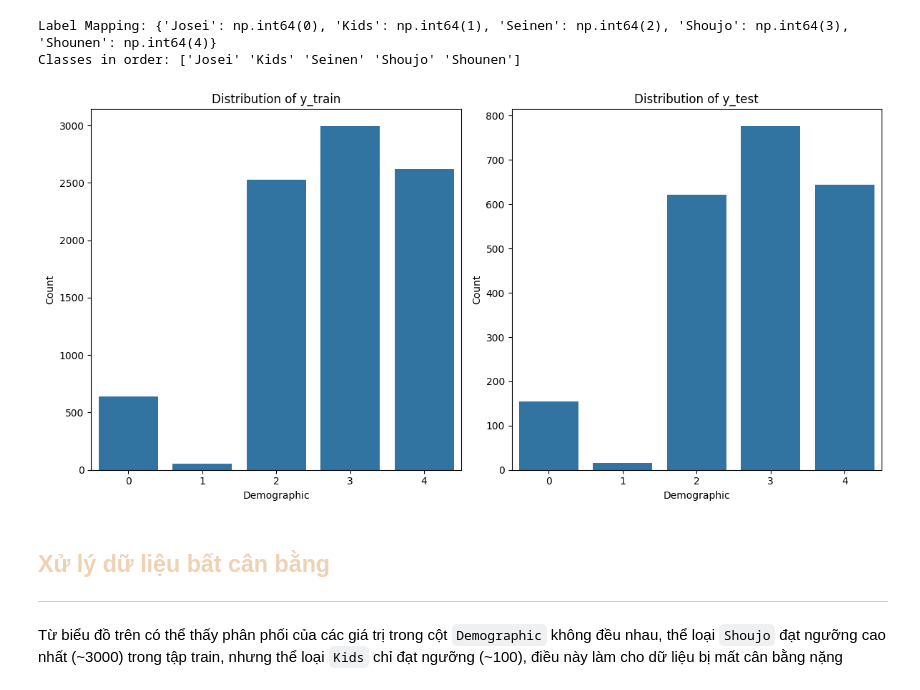
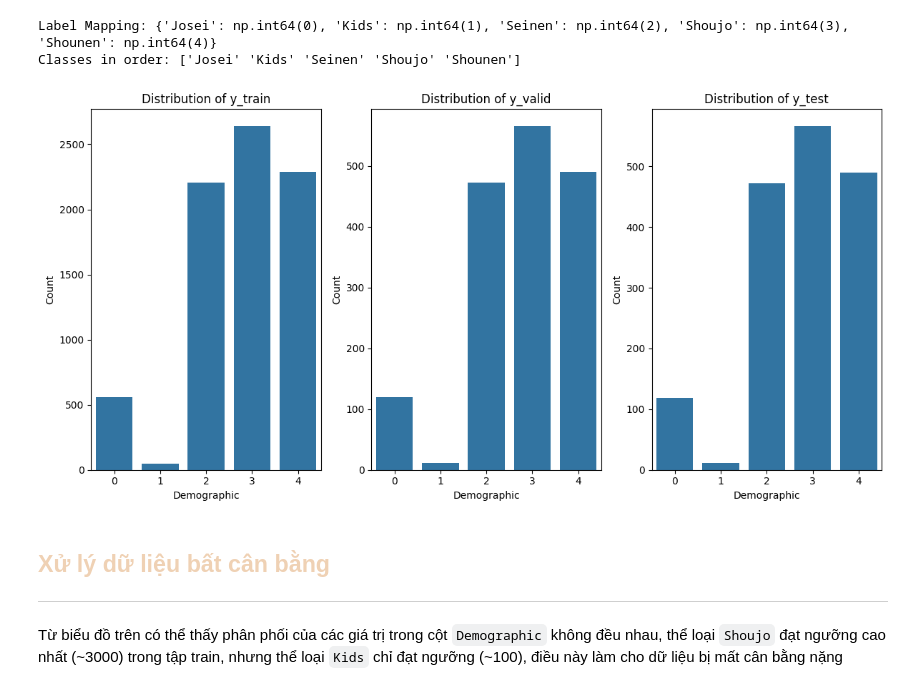
Before and after one commit to hahuy2004/FinalProject_IntroductionDS, a Jupyter notebook: Modeling_Systems/manga_demographic_classification_system.ipynb, the cells around one changed output. Cells and saved outputs as stored; diff of their text form; code cells hidden in the pictures.

Commit message:
update for manga demographic classification system

```diff
--- a/Modeling_Systems/manga_demographic_classification_system.ipynb
+++ b/Modeling_Systems/manga_demographic_classification_system.ipynb
@@ -214,2 +204,7 @@ X
 # %%
 X.drop(columns=['Genres'], inplace=True)
+# %%
+type_scaler = OneHotEncoder()
+scaled_type = type_scaler.fit_transform(X[['Types']]).toarray()
+scaled_type_df = pd.DataFrame(scaled_type, columns=type_scaler.get_feature_names_out(['Types']))
+scaled_type_df
@@ -215,0 +225,6 @@ X.drop(columns=['Genres'], inplace=True)
+# %%
+scaled_type_df.index = X.index
+
+X = pd.concat([X, scaled_type_df], axis=1)
+X.drop(columns=['Types'], inplace=True)
+X
@@ -216,7 +245,7 @@ X.drop(columns=['Genres'], inplace=True)
 # %% [markdown]
 Chuẩn hóa các cột dạng số
 # %%
-standard_scaler = StandardScaler()
+standard_scaler = MinMaxScaler()
 scaled_X = standard_scaler.fit_transform(X)
 # %%
 # Initialize the LabelEncoder
@@ -241,25 +268,36 @@ X_train, X_test, y_train, y_test = train_test_split(scaled_X, y, test_size=0.2,
+# %%
+# X_train, X_test, y_train, y_test = train_test_split(scaled_X, y, test_size=0.2, random_state=42)
+X_train, X_temp, y_train, y_temp = train_test_split(scaled_X, y, test_size=0.3, random_state=42, stratify=y)  # 60% train, 40% temp
+X_valid, X_test, y_valid, y_test = train_test_split(X_temp, y_temp, test_size=0.5, random_state=42, stratify=y_temp)  # 20% valid, 20% test
 # %%
 # Plot distribution of y_train and y_test
 plt.figure(figsize=(12, 6))
 
 # Plot distribution for y_train
-plt.subplot(1, 2, 1)
+plt.subplot(1, 3, 1)
 sns.countplot(x=y_train)
 plt.title("Distribution of y_train")
 plt.xlabel("Demographic")
 plt.ylabel("Count")
 
+# Plot distribution for y_valid
+plt.subplot(1, 3, 2)
+sns.countplot(x=y_valid)
+plt.title("Distribution of y_valid")
+plt.xlabel("Demographic")
+plt.ylabel("Count")
+
 # Plot distribution for y_test
-plt.subplot(1, 2, 2)
+plt.subplot(1, 3, 3)
 sns.countplot(x=y_test)
 plt.title("Distribution of y_test")
 plt.xlabel("Demographic")
 plt.ylabel("Count")
 
 plt.tight_layout()
 plt.show()
 # %% [output]
-[figure, old version]
+[figure, new version]
 # %% [markdown]
 <h2 style="color: #EFD1B4;" id="balanced_data_handling">Xử lý dữ liệu bất cân bằng</h2>
 
```
Also changed, not shown: parts of 17 cells of this notebook.
